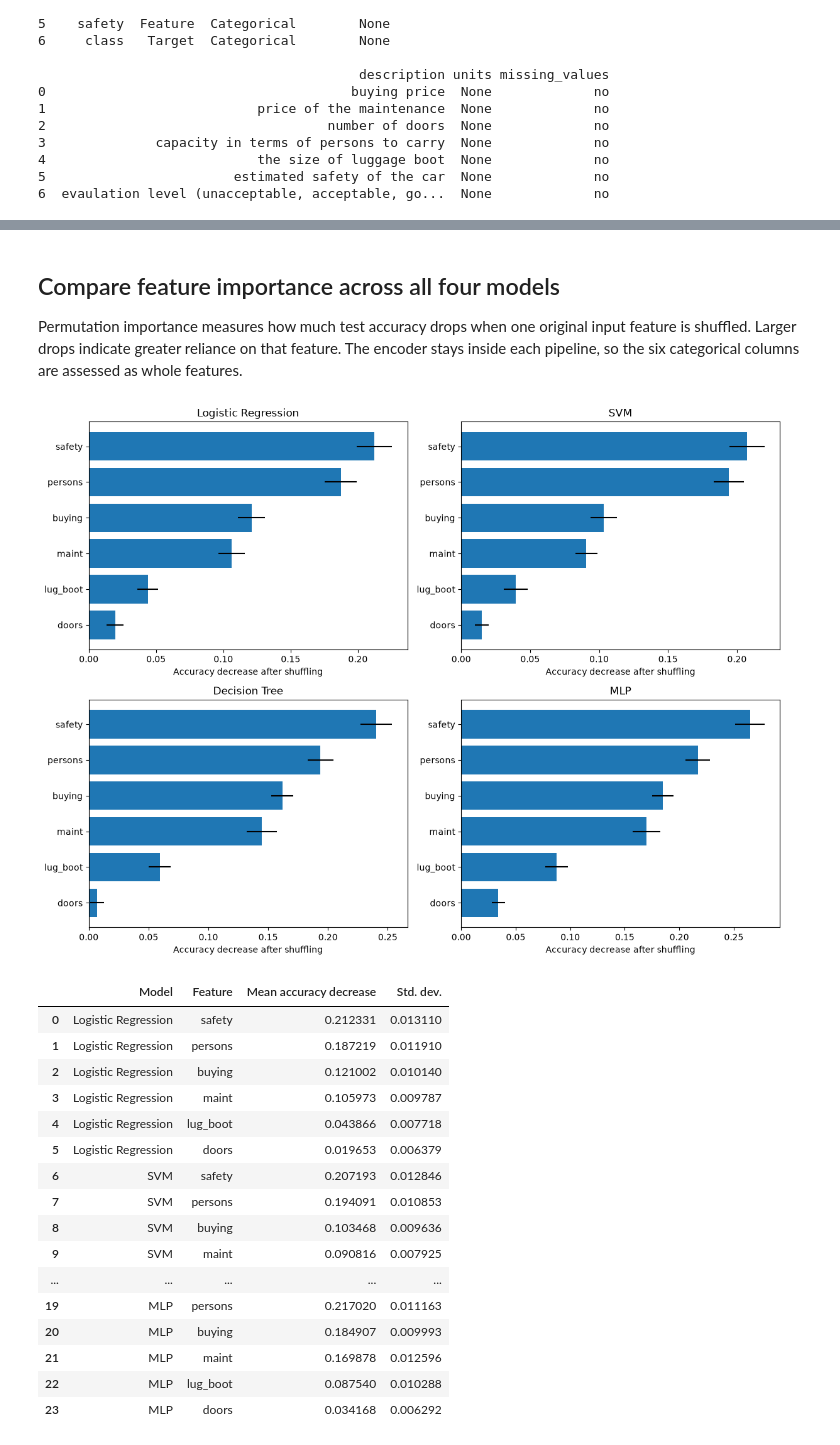
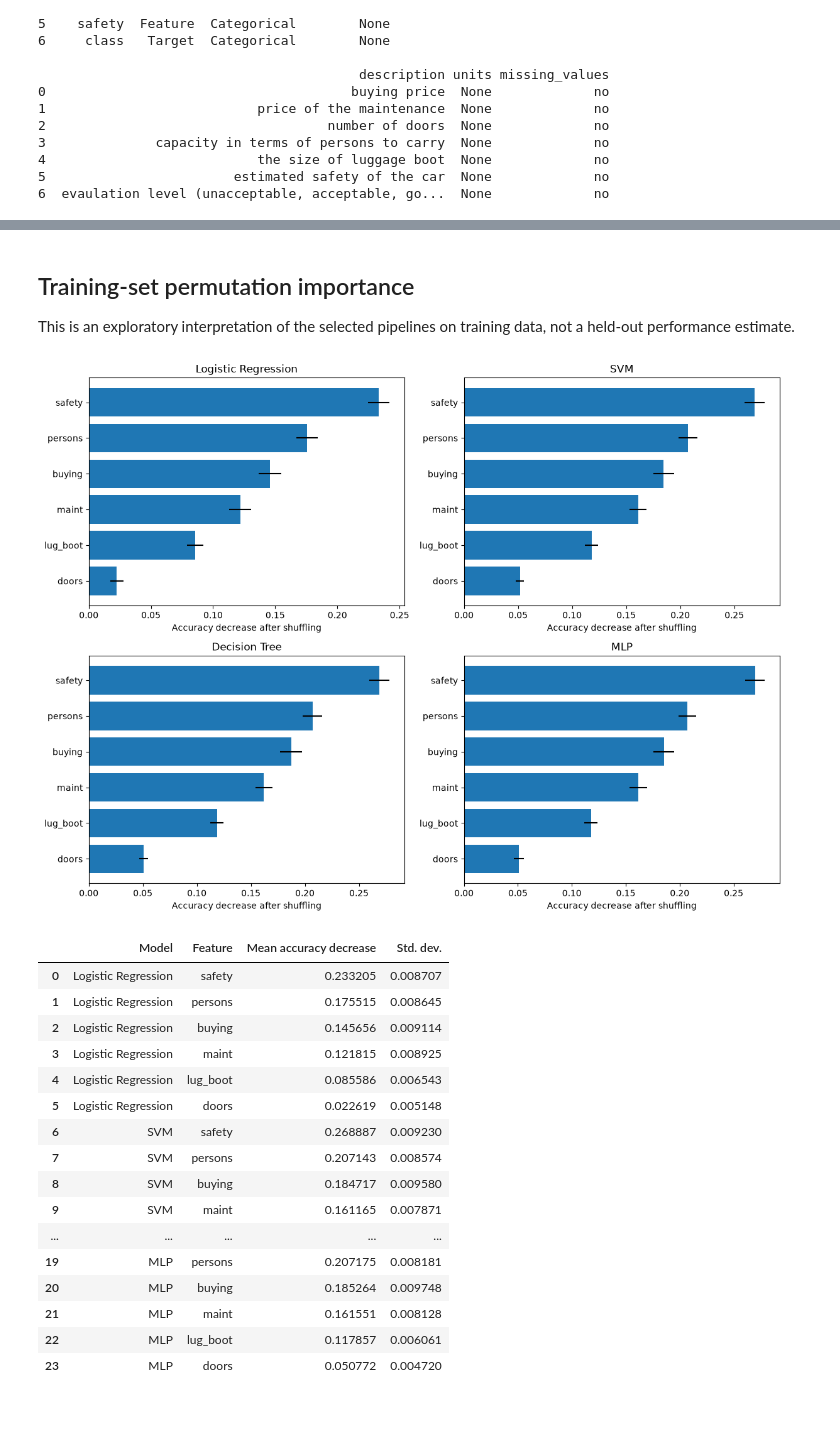
Before and after one commit to ghonilcloud/ML_Assignment_1, a Jupyter notebook: Classification/1.ipynb, the cells around one changed output, grey strips where cells are left out. Cells and saved outputs as stored; diff of their text form; code cells hidden in the pictures; blank space fills up the shorter version.

Commit message:
Added a buncha evaluation metrics. Seperated the training/validation set and the test set. Added more visualizations to the dataset and final results

```diff
--- a/Classification/1.ipynb
+++ b/Classification/1.ipynb
@@ -371,0 +156,7 @@ This compares each classifier using all six original features with using the thr
+# %%
+# Hold out 40% for final testing before plotting target relationships or tuning models.
+y_1d = y.squeeze()
+X_train, X_test, y_train, y_test = train_test_split(
+    X, y_1d, test_size=0.40, random_state=42, stratify=y_1d
+)
+print(f"Training rows: {len(X_train)} | Test rows: {len(X_test)}")
@@ -498,70 +552,56 @@ selection_results_df
-# %% [markdown]
-## Compare feature importance across all four models
-
-Permutation importance measures how much test accuracy drops when one original input feature is shuffled. Larger drops indicate greater reliance on that feature. The encoder stays inside each pipeline, so the six categorical columns are assessed as whole features.
+# %% [markdown]
+## Training-set permutation importance
+
+This is an exploratory interpretation of the selected pipelines on training data, not a held-out performance estimate.
 # %%
-from sklearn.inspection import permutation_importance
-from sklearn.base import clone
-import matplotlib.pyplot as plt
-
-models_for_importance = {
-    "Logistic Regression": logistic_regression,
-    "SVM": svm,
-    "Decision Tree": decision_tree,
-    "MLP": mlp,
-}
+models_for_importance = best_estimators
 
 all_importances = []
 fig, axes = plt.subplots(2, 2, figsize=(12, 9))
 
-for ax, (name, model) in zip(axes.flat, models_for_importance.items()):
-    pipeline = make_pipeline(
-        OneHotEncoder(handle_unknown="ignore"),
-        clone(model)
-    )
-    pipeline.fit(X_train, y_train)
+for ax, (name, pipeline) in zip(axes.flat, models_for_importance.items()):
     importance = permutation_importance(
-        pipeline, X_test, y_test,
+        pipeline, X_train, y_train,
         scoring="accuracy", n_repeats=30, random_state=42, n_jobs=-1
     )
 
     model_importance = pd.DataFrame({
         "Model": name,
         "Feature": X.columns,
         "Mean accuracy decrease": importance.importances_mean,
         "Std. dev.": importance.importances_std,
     }).sort_values("Mean accuracy decrease", ascending=False)
     all_importances.append(model_importance)
 
     plot_data = model_importance.sort_values("Mean accuracy decrease")
     ax.barh(
         plot_data["Feature"], plot_data["Mean accuracy decrease"],
         xerr=plot_data["Std. dev."]
     )
     ax.set_title(name)
     ax.set_xlabel("Accuracy decrease after shuffling")
 
 plt.tight_layout()
 plt.show()
 
 importance_df = pd.concat(all_importances, ignore_index=True)
 importance_df
 # %% [output]
-[figure, old version]
+[figure, new version]
 |  | Model | Feature | Mean accuracy decrease | Std. dev. |
-| 0 | Logistic Regression | safety | 0.212331 | 0.013110 |
-| 1 | Logistic Regression | persons | 0.187219 | 0.011910 |
-| 2 | Logistic Regression | buying | 0.121002 | 0.010140 |
-| 3 | Logistic Regression | maint | 0.105973 | 0.009787 |
-| 4 | Logistic Regression | lug_boot | 0.043866 | 0.007718 |
-| 5 | Logistic Regression | doors | 0.019653 | 0.006379 |
-| 6 | SVM | safety | 0.207193 | 0.012846 |
-| 7 | SVM | persons | 0.194091 | 0.010853 |
-| 8 | SVM | buying | 0.103468 | 0.009636 |
-| 9 | SVM | maint | 0.090816 | 0.007925 |
+| 0 | Logistic Regression | safety | 0.233205 | 0.008707 |
+| 1 | Logistic Regression | persons | 0.175515 | 0.008645 |
+| 2 | Logistic Regression | buying | 0.145656 | 0.009114 |
+| 3 | Logistic Regression | maint | 0.121815 | 0.008925 |
+| 4 | Logistic Regression | lug_boot | 0.085586 | 0.006543 |
+| 5 | Logistic Regression | doors | 0.022619 | 0.005148 |
+| 6 | SVM | safety | 0.268887 | 0.009230 |
+| 7 | SVM | persons | 0.207143 | 0.008574 |
+| 8 | SVM | buying | 0.184717 | 0.009580 |
+| 9 | SVM | maint | 0.161165 | 0.007871 |
 | ... | ... | ... | ... | ... |
-| 19 | MLP | persons | 0.217020 | 0.011163 |
-| 20 | MLP | buying | 0.184907 | 0.009993 |
-| 21 | MLP | maint | 0.169878 | 0.012596 |
-| 22 | MLP | lug_boot | 0.087540 | 0.010288 |
-| 23 | MLP | doors | 0.034168 | 0.006292 |
+| 19 | MLP | persons | 0.207175 | 0.008181 |
+| 20 | MLP | buying | 0.185264 | 0.009748 |
+| 21 | MLP | maint | 0.161551 | 0.008128 |
+| 22 | MLP | lug_boot | 0.117857 | 0.006061 |
+| 23 | MLP | doors | 0.050772 | 0.004720 |
```
Also changed, not shown: parts of 28 cells of this notebook.
